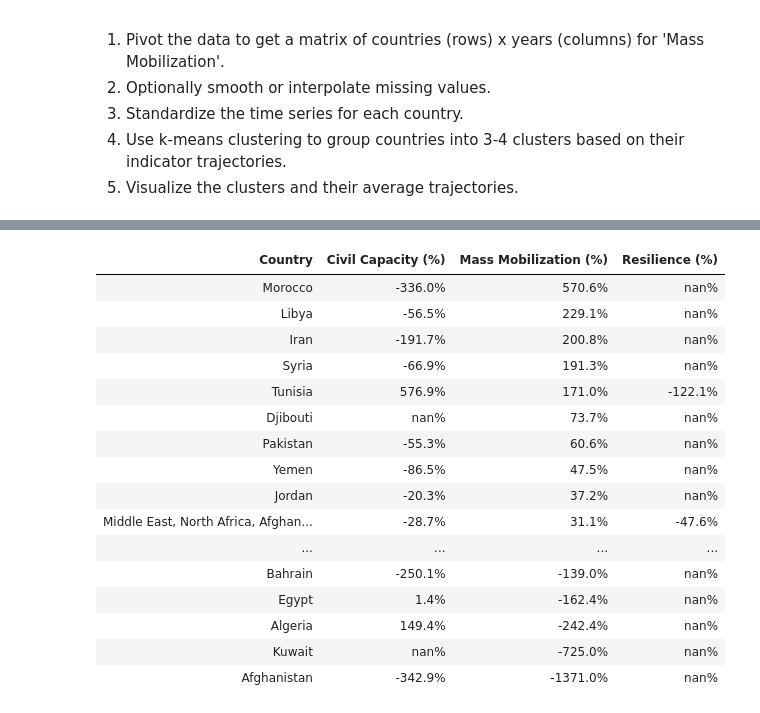
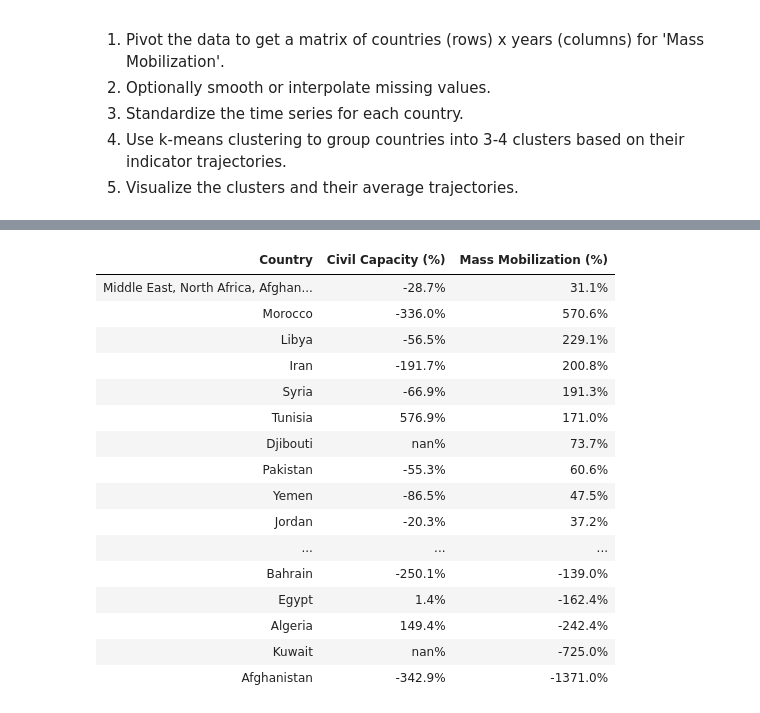
Before and after one commit to datapartnership/GenZ_Protest_Analysis, a Jupyter notebook: notebooks/social-contract.ipynb, the cells around one changed output, grey strips where cells are left out. Cells and saved outputs as stored; diff of their text form; code cells hidden in the pictures.

```diff
--- a/notebooks/social-contract.ipynb
+++ b/notebooks/social-contract.ipynb
@@ -40,8 +40,8 @@ wb_regions.drop(columns=['Unnamed: 0.1', 'Unnamed: 0'], inplace=True)
 # %%
 countries_of_interest = [
     "Afghanistan","Pakistan","Algeria","Morocco","Libya","Yemen","Iran", "Iraq",
-    "Syria","Egypt","Lebanon","Djibouti","United Arab Emirates","Jordan","Palestine",
-    "Oman", "Qatar", "Saudi Arabia", "Kuwait", "Tunisia", "Bahrain", 'Palestine/Gaza', 'Palestine/West Bank']
+    "Syria","Egypt","Lebanon","Djibouti","United Arab Emirates","Jordan",
+    "Oman", "Qatar", "Saudi Arabia", "Kuwait", "Tunisia", "Bahrain", 'Gaza', 'West Bank']
 # %%
 df = pd.read_excel('../data/cloutiapp_data_documentation.xls', engine='xlrd', sheet_name = 'Social Contract Dataset')
 df_underlying = pd.read_excel('../data/cloutiapp_data_documentation.xls', engine='xlrd', sheet_name = 'Underlying Data')
@@ -362,14 +403,23 @@ def format_multi_change_table(df):
 
     formatted_df = formatted_df.rename(columns=column_mapping)
 
-    # Sort by a key indicator (Mass Mobilization) in descending order
+    # Custom sorting: MENAAP region first, then by Mass Mobilization change
     if 'Mass Mobilization (%)' in formatted_df.columns:
-        formatted_df = formatted_df.sort_values('Mass Mobilization (%)', ascending=False)
+        # Separate MENAAP region and other countries
+        menaap_mask = formatted_df['Country'] == 'Middle East, North Africa, Afghanistan & Pakistan'
+        menaap_rows = formatted_df[menaap_mask]
+        other_rows = formatted_df[~menaap_mask]
+
+        # Sort other countries by Mass Mobilization in descending order
+        other_rows_sorted = other_rows.sort_values('Mass Mobilization (%)', ascending=False, na_position='last')
+
+        # Concatenate: MENAAP first, then sorted countries
+        formatted_df = pd.concat([menaap_rows, other_rows_sorted], ignore_index=True)
 
     return formatted_df
 
 # Apply formatting
-multi_change = multi_change[['country_name', 'Civil_Capacity_pct_change', 'Mass Mobilization_pct_change', 'Resilience_pct_change']]
+multi_change = multi_change[['country_name', 'Civil_Capacity_pct_change', 'Mass Mobilization_pct_change']]
 pretty_multi_change = format_multi_change_table(multi_change)
 # %%
 # Create a styled pandas dataframe for better visual presentation
@@ -378,6 +428,39 @@ def create_styled_multi_change():
     Create a beautifully styled version of the multi_change dataframe
     """
     styled_df = pretty_multi_change.copy()
+
+    # Identify countries with missing data for Civil Capacity and Mass Mobilization
+    civil_capacity_missing = []
+    mass_mobilization_missing = []
+
+    # Countries completely missing from results (insufficient data points)
+    countries_no_data = []#original_countries - countries_with_data
+
+    # Check for missing values in specific indicators among countries that have some data
+    for _, row in multi_change.iterrows():
+        if pd.isna(row['Civil_Capacity_pct_change']):
+            civil_capacity_missing.append(row['country_name'])
+            #print(row['country_name'])
+        if pd.isna(row['Mass Mobilization_pct_change']):
+            mass_mobilization_missing.append(row['country_name'])
+            #print(row['country_name'])
+
+    # Add countries with no data at all to both lists
+    civil_capacity_missing.extend(list(countries_no_data))
+    mass_mobilization_missing.extend(list(countries_no_data))
+
+    # Create subtitle text
+    subtitle_parts = []
+    if civil_capacity_missing:
+        civil_missing_str = ", ".join(sorted(civil_capacity_missing))
+        subtitle_parts.append(f"Civil Capacity data unavailable for: {civil_missing_str}")
+        #print(civil_missing_str)
+
+    if mass_mobilization_missing:
+        mass_missing_str = ", ".join(sorted(mass_mobilization_missing))
+        subtitle_parts.append(f"Mass Mobilization data unavailable for: {mass_missing_str}")
+
+    subtitle = " | ".join(subtitle_parts) if subtitle_parts else "Complete data available for all countries"
 
     # Define a color mapping function for percentage changes
     def color_percentage(val):
@@ -395,13 +478,14 @@ def create_styled_multi_change():
     # Apply styling
     styled = styled_df.style.format({
         col: '{:.1f}%' for col in styled_df.columns if col != 'Country'
-    }).applymap(color_percentage, subset=[col for col in styled_df.columns if col != 'Country'])\
+    }).map(color_percentage, subset=[col for col in styled_df.columns if col != 'Country'])\
     .set_table_styles([
-        {'selector': 'th', 'props': [('background-color', '#4CAF50'), ('color', 'white'), ('font-weight', 'bold')]},
+        {'selector': 'th', 'props': [('background-color', '#4CAF50'), ('color', 'white'), ('font-weight', 'bold'), ('text-align', 'left')]},
         {'selector': 'td', 'props': [('text-align', 'center')]},
         {'selector': 'tr:nth-child(even)', 'props': [('background-color', '#f2f2f2')]},
+        {'selector': 'caption', 'props': [('font-size', '16px'), ('font-weight', 'bold'), ('margin-bottom', '10px')]},
     ])\
-    .set_caption("Social Contract Indicators: Percentage Change (2005-2023)")\
+    .set_caption(f"Social Contract Indicators: Percentage Change (2005-2023)<br><small style='font-size: 12px; color: #666; font-weight: normal;'>Analysis includes countries with at least 10 years of data available<br>{subtitle}</small>")\
     .hide(axis='index')
 
     return styled
@@ -414,17 +500,17 @@ Social Contract Indicators: Percentage Change (2005-2023)
-| Country | Civil Capacity (%) | Mass Mobilization (%) | Resilience (%) |
-| Morocco | -336.0% | 570.6% | nan% |
-| Libya | -56.5% | 229.1% | nan% |
-| Iran | -191.7% | 200.8% | nan% |
-| Syria | -66.9% | 191.3% | nan% |
-| Tunisia | 576.9% | 171.0% | -122.1% |
-| Djibouti | nan% | 73.7% | nan% |
-| Pakistan | -55.3% | 60.6% | nan% |
-| Yemen | -86.5% | 47.5% | nan% |
-| Jordan | -20.3% | 37.2% | nan% |
-| Middle East, North Africa, Afghan... | -28.7% | 31.1% | -47.6% |
-| ... | ... | ... | ... |
-| Bahrain | -250.1% | -139.0% | nan% |
-| Egypt | 1.4% | -162.4% | nan% |
-| Algeria | 149.4% | -242.4% | nan% |
-| Kuwait | nan% | -725.0% | nan% |
-| Afghanistan | -342.9% | -1371.0% | nan% |
+| Country | Civil Capacity (%) | Mass Mobilization (%) |
+| Middle East, North Africa, Afghan... | -28.7% | 31.1% |
+| Morocco | -336.0% | 570.6% |
+| Libya | -56.5% | 229.1% |
+| Iran | -191.7% | 200.8% |
+| Syria | -66.9% | 191.3% |
+| Tunisia | 576.9% | 171.0% |
+| Djibouti | nan% | 73.7% |
+| Pakistan | -55.3% | 60.6% |
+| Yemen | -86.5% | 47.5% |
+| Jordan | -20.3% | 37.2% |
+| ... | ... | ... |
+| Bahrain | -250.1% | -139.0% |
+| Egypt | 1.4% | -162.4% |
+| Algeria | 149.4% | -242.4% |
+| Kuwait | nan% | -725.0% |
+| Afghanistan | -342.9% | -1371.0% |
```
Also changed, not shown: parts of 12 cells of this notebook.
